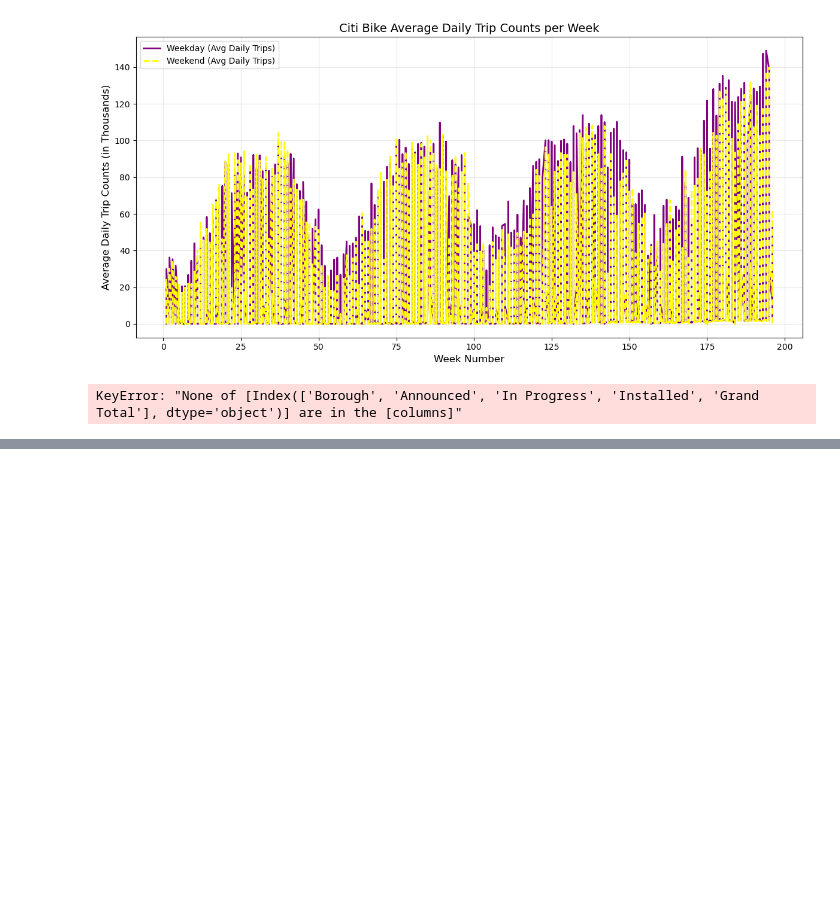
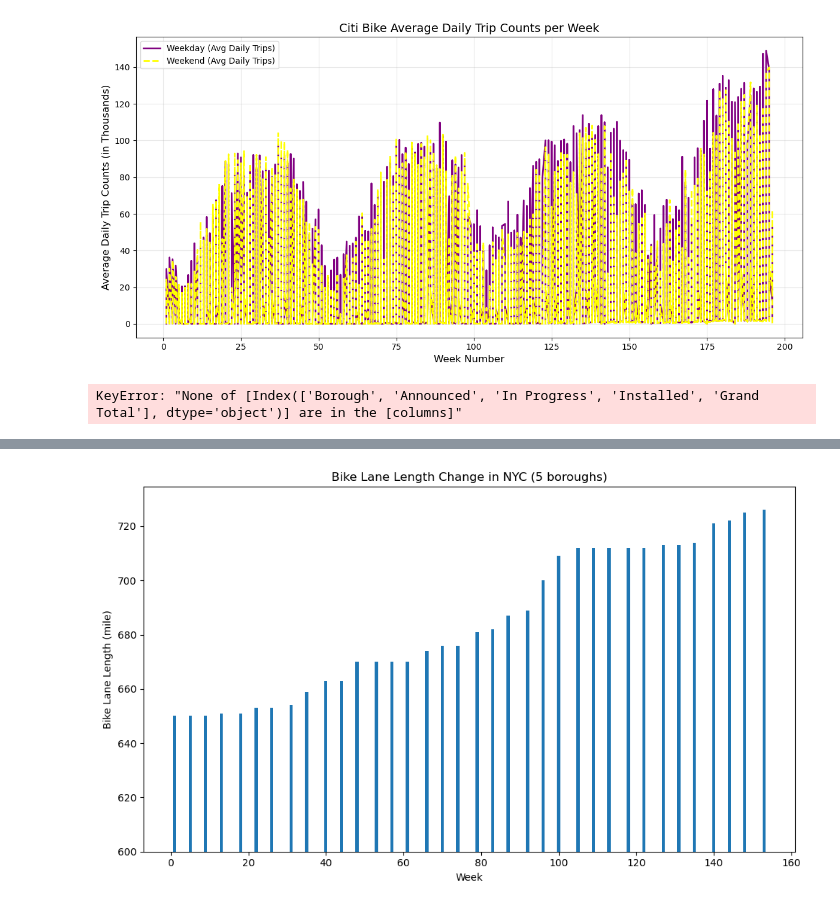
Before and after one commit to amyxqc/bikenyc2024, a Jupyter notebook: weather.ipynb, the cells around one changed output, grey strips where cells are left out. Cells and saved outputs as stored; diff of their text form; code cells hidden in the pictures; blank space fills up the shorter version.

```diff
--- a/weather.ipynb
+++ b/weather.ipynb
@@ -457,0 +905,12 @@ NameError: name 'pd' is not defined
+# %%
+# Plot the data
+plt.figure(figsize=(10, 6))
+plt.bar(filtered_data["Week_Number"], filtered_data["FullLength"], width=0.8)
+plt.title("Bike Lane Length Change in NYC (5 boroughs)")
+plt.xlabel("Week")
+plt.ylabel("Bike Lane Length (mile)")
+plt.ylim(600, df["Bike Lane Length (mile)"].max() + 10)  # Set y-axis range starting at 550
+plt.tight_layout()
+plt.show()
+# %% [output]
+[figure, added]
```
Also changed, not shown: parts of 25 cells of this notebook, 1 other file.
